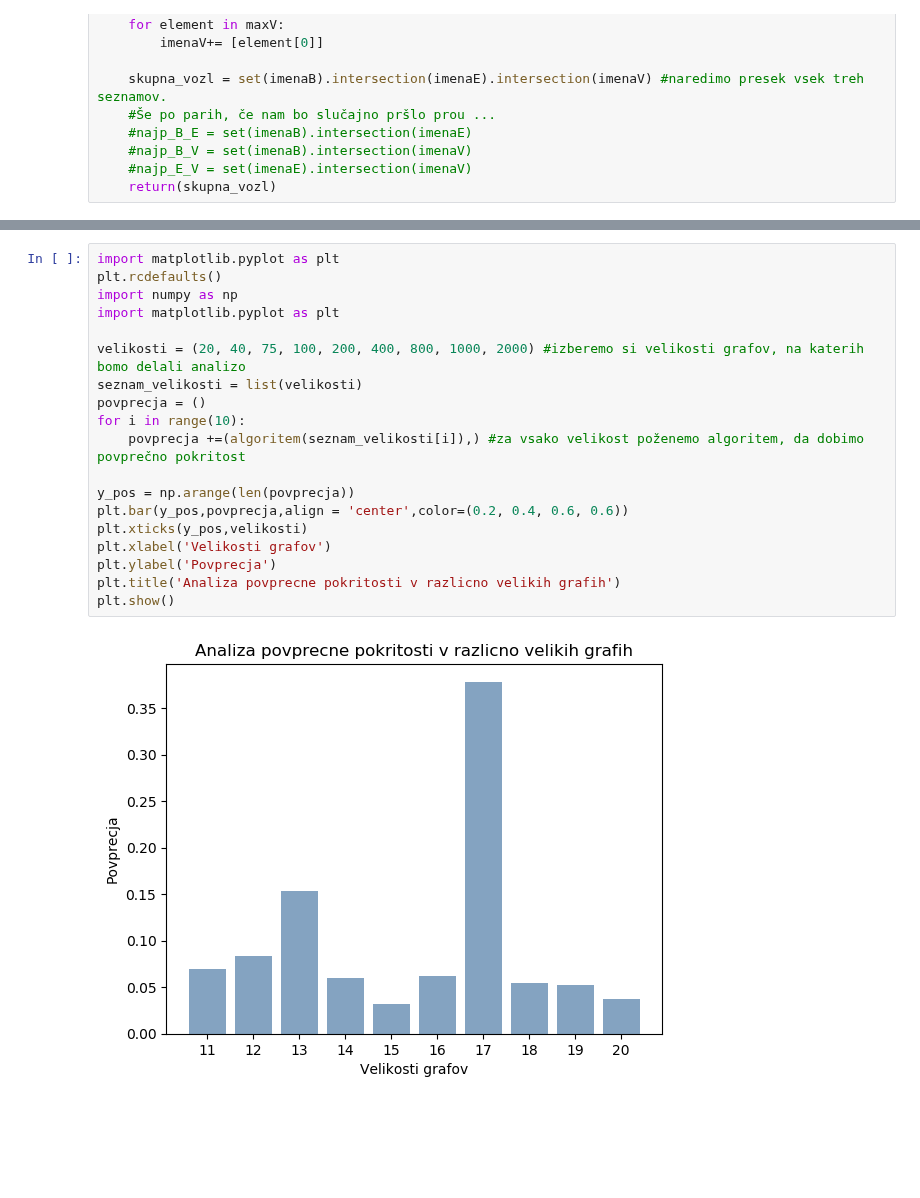
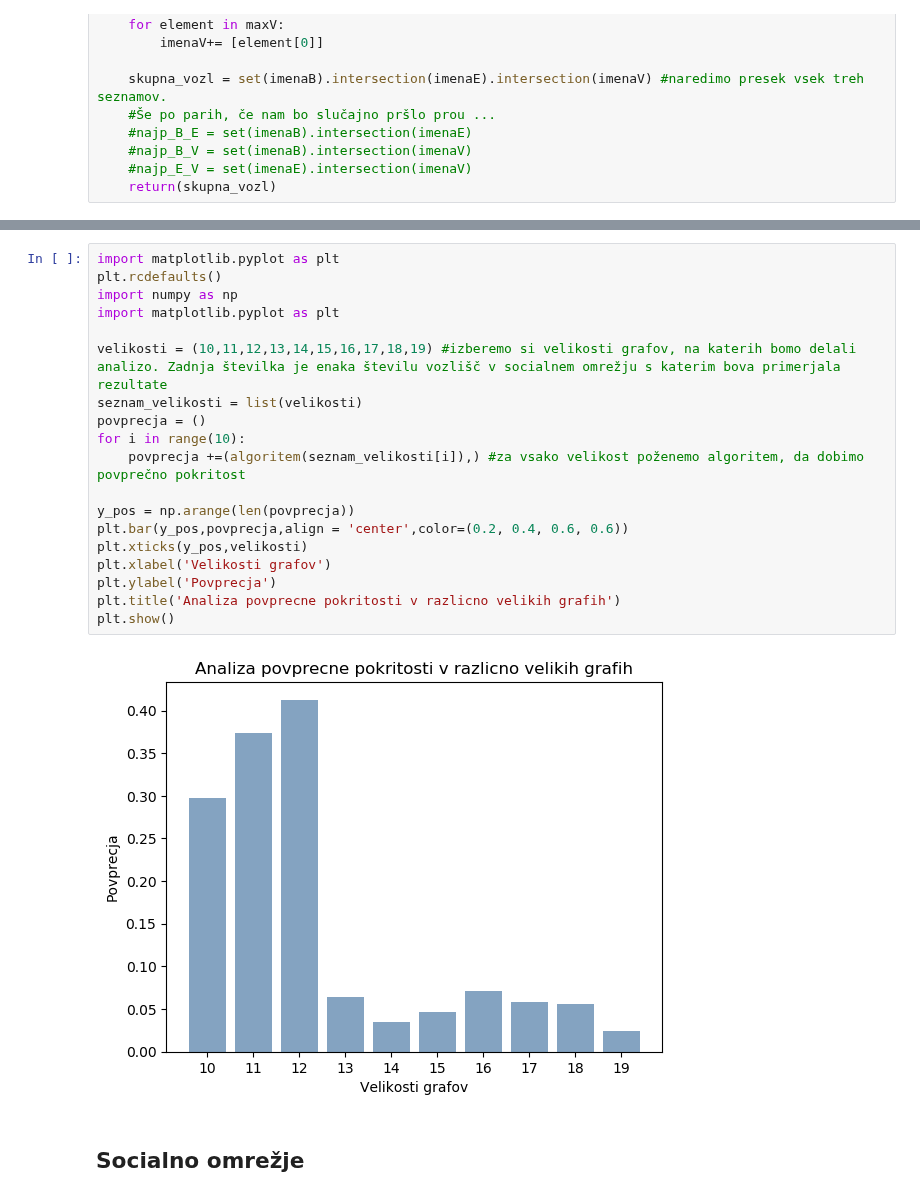
Before and after one commit to nejclu/Eccentricity-Closeness-BetweennessCentrality, a Jupyter notebook: projekt.ipynb, the cells around one changed output, grey strips where cells are left out. Cells and saved outputs as stored; diff of their text form; blank space fills up the shorter version.

```diff
--- a/projekt.ipynb
+++ b/projekt.ipynb
@@ -224,21 +224,23 @@ algoritem(10)
 # %%
 import matplotlib.pyplot as plt
 plt.rcdefaults()
 import numpy as np
 import matplotlib.pyplot as plt
 
-velikosti = (20, 40, 75, 100, 200, 400, 800, 1000, 2000) #izberemo si velikosti grafov, na katerih bomo delali analizo
+velikosti = (10,11,12,13,14,15,16,17,18,19) #izberemo si velikosti grafov, na katerih bomo delali analizo. Zadnja številka je enaka številu vozlišč v socialnem omrežju s katerim bova primerjala rezultate
 seznam_velikosti = list(velikosti)
 povprecja = ()
 for i in range(10):
     povprecja +=(algoritem(seznam_velikosti[i]),) #za vsako velikost poženemo algoritem, da dobimo povprečno pokritost
 
 y_pos = np.arange(len(povprecja))
 plt.bar(y_pos,povprecja,align = 'center',color=(0.2, 0.4, 0.6, 0.6))
 plt.xticks(y_pos,velikosti)
 plt.xlabel('Velikosti grafov')
 plt.ylabel('Povprecja')
 plt.title('Analiza povprecne pokritosti v razlicno velikih grafih')
 plt.show()
 # %% [output]
-[figure, old version]
+[figure, new version]
+# %% [markdown]
+## Socialno omrežje
```
Also changed, not shown: parts of 13 cells of this notebook, 2 other files.
